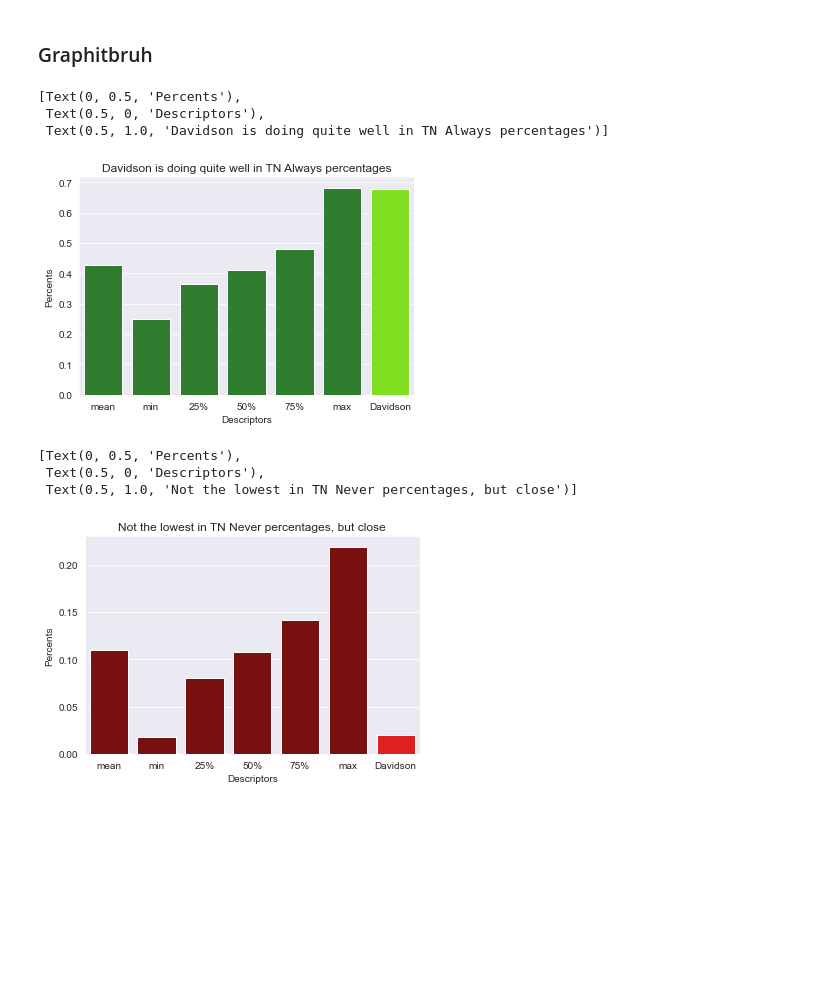
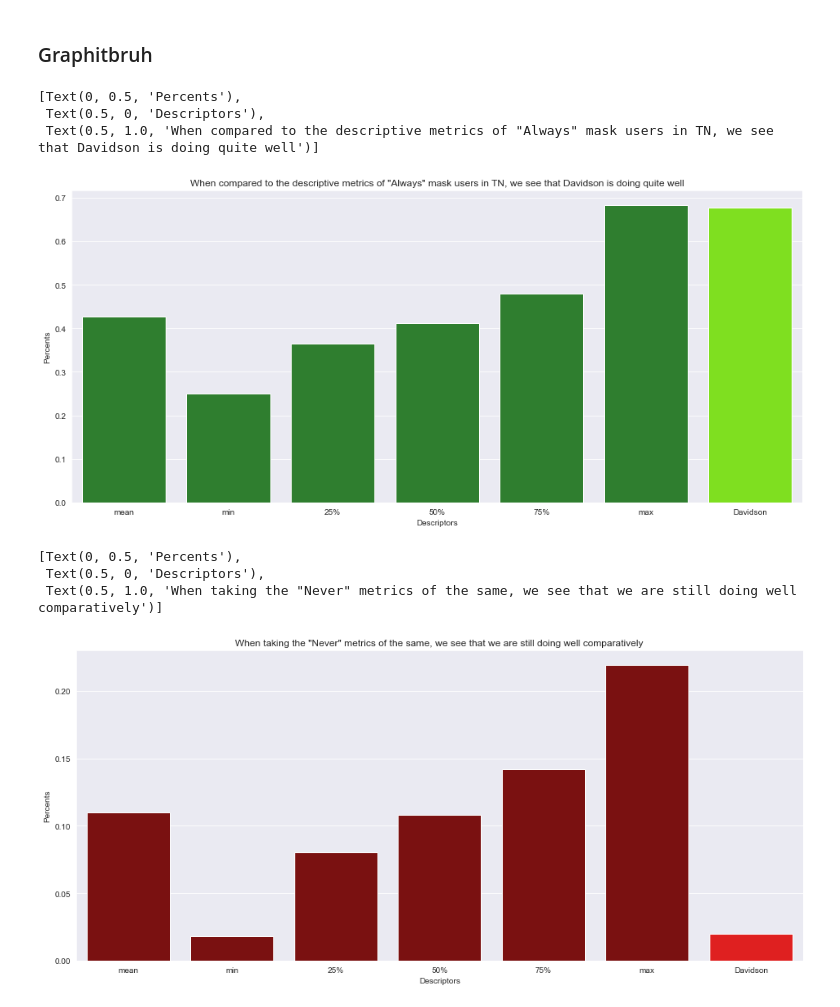
Before and after one commit to NSS-Data-Analytics-Cohort-3/nashville-covid-typhoid_turtles, a Jupyter notebook: Notebooks/Covid_Analysis.ipynb, the cells around one changed output. Saved outputs shown, nothing was run; the diff lists cells and outputs as text; code cells hidden in the pictures; blank space fills up the shorter version.

```diff
--- a/Notebooks/Covid_Analysis.ipynb
+++ b/Notebooks/Covid_Analysis.ipynb
@@ -107,24 +109,26 @@ tn_always = desc_ten['always'].tolist()
 # %%
 x = ['mean', 'min', '25%', '50%', '75%', 'max', 'Davidson']
 txpos = [i for i, _ in enumerate(x)]
 sb.set_style('darkgrid')
+fig,tax=plt.subplots(figsize=(16,7))
 tax = sb.barplot(x, tn_always, palette=['ForestGreen', 'ForestGreen', 'ForestGreen', 'ForestGreen', 'ForestGreen', 'ForestGreen', 'Chartreuse'])
-tax.set(xlabel = 'Descriptors', ylabel = 'Percents', title = 'Davidson is doing quite well in TN Always percentages')
+tax.set(xlabel = 'Descriptors', ylabel = 'Percents', title = 'When compared to the descriptive metrics of "Always" mask users in TN, we see that Davidson is doing quite well')
 # %% [output]
 [Text(0, 0.5, 'Percents'),
  Text(0.5, 0, 'Descriptors'),
- Text(0.5, 1.0, 'Davidson is doing quite well in TN Always percentages')]
+ Text(0.5, 1.0, 'When compared to the descriptive metrics of "Always" mask users in TN, we see that Davidson is doing quite well')]
-[figure, old version]
+[figure, new version]
 # %%
 tn_never = desc_ten['never'].tolist()
 # %%
+fig,tnx=plt.subplots(figsize=(16,7))
 tnx = sb.barplot(x, tn_never, palette=['DarkRed', 'DarkRed', 'DarkRed', 'DarkRed', 'DarkRed', 'DarkRed', 'Red'])
-tnx.set(xlabel = 'Descriptors', ylabel = 'Percents', title = 'Not the lowest in TN Never percentages, but close')
+tnx.set(xlabel = 'Descriptors', ylabel = 'Percents', title = 'When taking the "Never" metrics of the same, we see that we are still doing well comparatively')
 # %% [output]
 [Text(0, 0.5, 'Percents'),
  Text(0.5, 0, 'Descriptors'),
- Text(0.5, 1.0, 'Not the lowest in TN Never percentages, but close')]
+ Text(0.5, 1.0, 'When taking the "Never" metrics of the same, we see that we are still doing well comparatively')]
-[figure, old version]
+[figure, new version]
 # %%
 desc_county = desc_county.iloc[[1,3,4,5,6,7,8], 0:]
 county_always = desc_county['always'].tolist()
```
Also changed, not shown: parts of 10 cells of this notebook.
